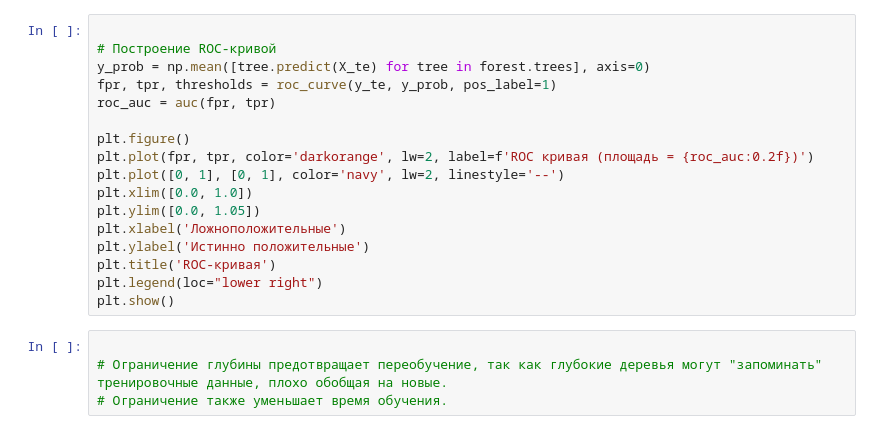
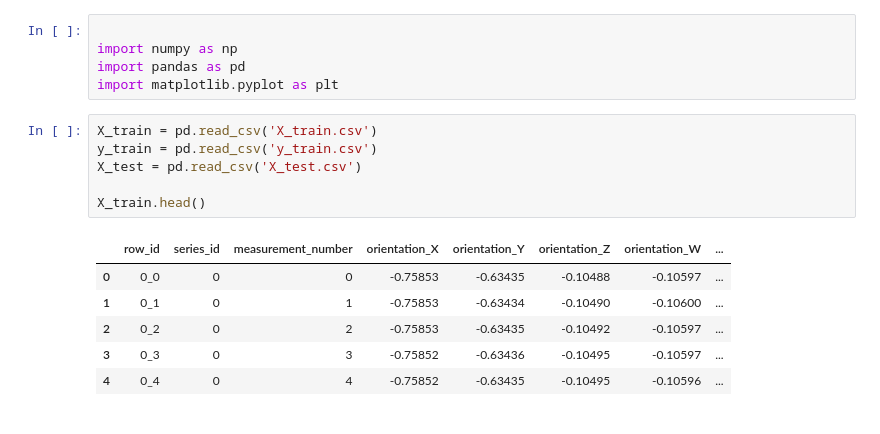
Before and after one commit to SappyJoy/ml-basics, a Jupyter notebook: lab-5/random_forest_lab_5.ipynb, the cells around one changed output. Drawn from its saved outputs; the diff is of its cells as text.

```diff
--- a/lab-5/random_forest_lab_5.ipynb
+++ b/lab-5/random_forest_lab_5.ipynb
@@ -276,21 +1,18 @@ print(f"F1-Score: {f1}")
-# %%
-
-# Построение ROC-кривой
-y_prob = np.mean([tree.predict(X_te) for tree in forest.trees], axis=0)
-fpr, tpr, thresholds = roc_curve(y_te, y_prob, pos_label=1)
-roc_auc = auc(fpr, tpr)
-
-plt.figure()
-plt.plot(fpr, tpr, color='darkorange', lw=2, label=f'ROC кривая (площадь = {roc_auc:0.2f})')
-plt.plot([0, 1], [0, 1], color='navy', lw=2, linestyle='--')
-plt.xlim([0.0, 1.0])
-plt.ylim([0.0, 1.05])
-plt.xlabel('Ложноположительные')
-plt.ylabel('Истинно положительные')
-plt.title('ROC-кривая')
-plt.legend(loc="lower right")
-plt.show()
-# %%
-
-# Ограничение глубины предотвращает переобучение, так как глубокие деревья могут "запоминать" тренировочные данные, плохо обобщая на новые.
-# Ограничение также уменьшает время обучения.
+# %%
+
+import numpy as np
+import pandas as pd
+import matplotlib.pyplot as plt
+# %%
+X_train = pd.read_csv('X_train.csv')
+y_train = pd.read_csv('y_train.csv')
+X_test = pd.read_csv('X_test.csv')
+
+X_train.head()
+# %% [output]
+|  | row_id | series_id | measurement_number | orientation_X | orientation_Y | orientation_Z | orientation_W | ... |
+| 0 | 0_0 | 0 | 0 | -0.75853 | -0.63435 | -0.10488 | -0.10597 | ... |
+| 1 | 0_1 | 0 | 1 | -0.75853 | -0.63434 | -0.10490 | -0.10600 | ... |
+| 2 | 0_2 | 0 | 2 | -0.75853 | -0.63435 | -0.10492 | -0.10597 | ... |
+| 3 | 0_3 | 0 | 3 | -0.75852 | -0.63436 | -0.10495 | -0.10597 | ... |
+| 4 | 0_4 | 0 | 4 | -0.75852 | -0.63435 | -0.10495 | -0.10596 | ... |
```
Also changed, not shown: parts of 36 cells of this notebook, 7 other files.
